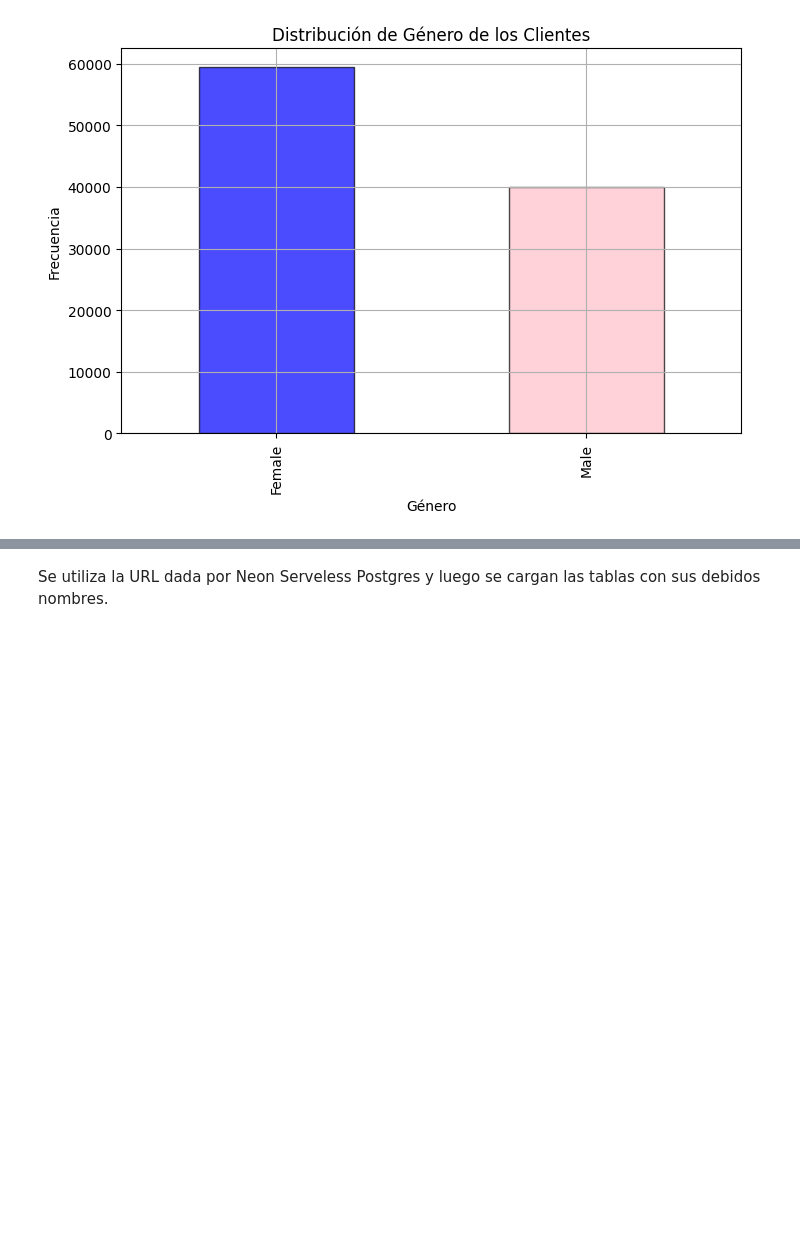
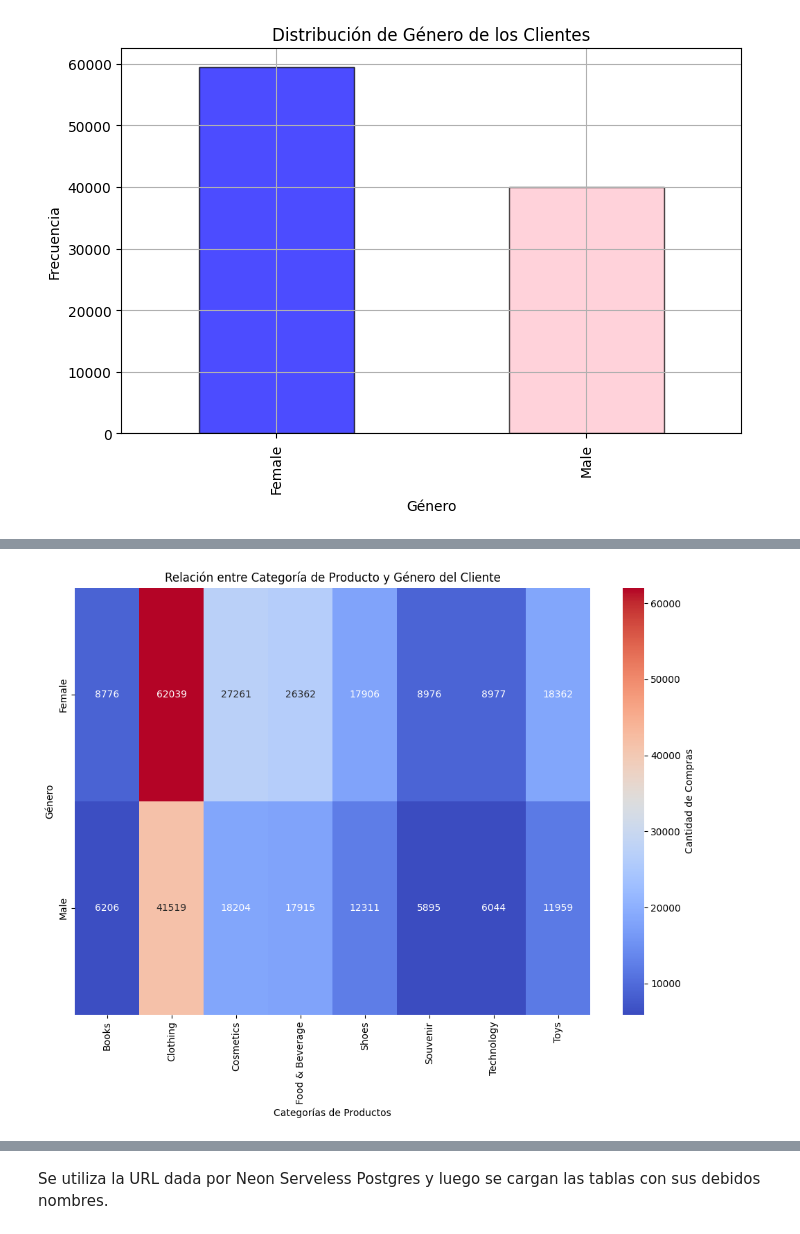
Before and after one commit to juanjoher/CIENCIADATOSP1, a Jupyter notebook: Proyecto.ipynb, the cells around one changed output, grey strips where cells are left out. Saved outputs shown, nothing was run; the diff lists cells and outputs as text; code cells hidden in the pictures; blank space fills up the shorter version.

```diff
--- a/Proyecto.ipynb
+++ b/Proyecto.ipynb
@@ -426,0 +460,17 @@ plt.show()
+# %%
+import seaborn as sns
+
+import matplotlib.pyplot as plt
+
+# Crear una tabla pivote para la cantidad de compras por categoría y género
+pivot_table = df_copia.pivot_table(index='gender', columns='category', values='quantity', aggfunc='sum')
+
+# Crear el mapa de calor
+plt.figure(figsize=(12, 8))
+sns.heatmap(pivot_table, annot=True, fmt=".0f", cmap='coolwarm', cbar_kws={'label': 'Cantidad de Compras'})
+plt.title('Relación entre Categoría de Producto y Género del Cliente')
+plt.xlabel('Categorías de Productos')
+plt.ylabel('Género')
+plt.show()
+# %% [output]
+[figure, added]
```
Also changed, not shown: parts of 7 cells of this notebook.
